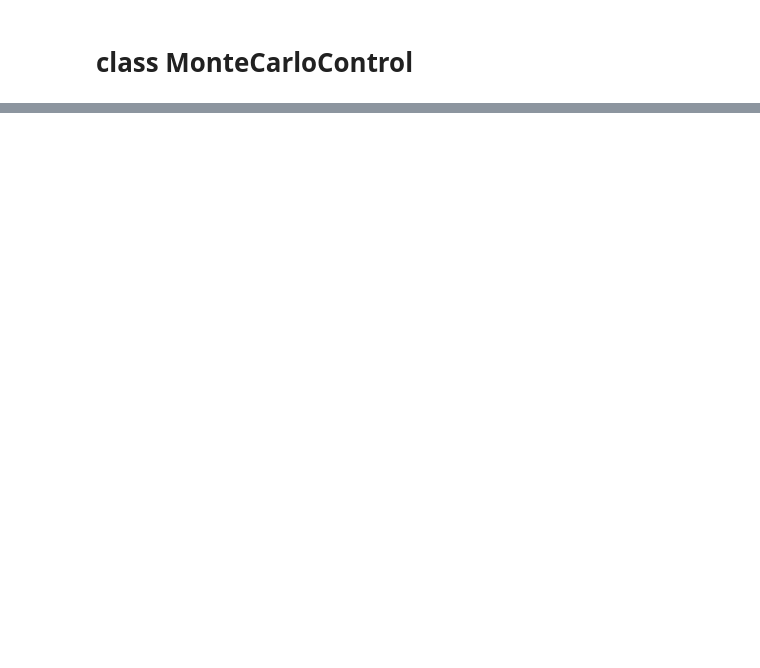
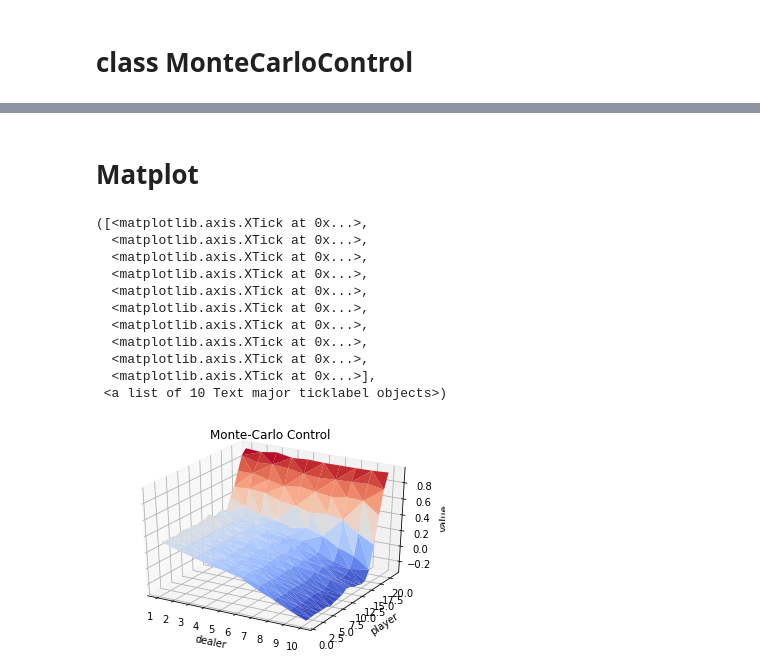
Before and after one commit to basselkassem/easy21, a Jupyter notebook: monteControl_control.ipynb, the cells around one changed output, grey strips where cells are left out. Drawn from its saved outputs; the diff is of its cells as text; code cells hidden in the pictures; blank space fills up the shorter version.

```diff
--- a/monteControl_control.ipynb
+++ b/monteControl_control.ipynb
@@ -89,0 +171,34 @@ agent = MonteCarloControl(episodes_num = 100)
+# %% [markdown]
+# Matplot
+# %%
+ X, Y, Z = [], [], []
+for dealer in range(1, 11):
+    for player in range(1, env.MAX_VALUE + 1):
+        state = dealer, player
+        X.append(dealer)
+        Y.append(player)
+        Z.append(max(agent.Q[state, 0], agent.Q[state, 1]))
+from matplotlib import cm
+# %%
+fig = plt.figure()
+ax = fig.gca(projection='3d')
+surf = ax.plot_trisurf(X, Y, Z, cmap=cm.coolwarm)
+
+ax.set_xlabel('dealer')
+ax.set_ylabel('player')
+ax.set_zlabel('value')
+plt.title('Monte-Carlo Control')
+plt.xticks(np.arange(1, 11))
+# %% [output]
+([<matplotlib.axis.XTick at 0x...>,
+  <matplotlib.axis.XTick at 0x...>,
+  <matplotlib.axis.XTick at 0x...>,
+  <matplotlib.axis.XTick at 0x...>,
+  <matplotlib.axis.XTick at 0x...>,
+  <matplotlib.axis.XTick at 0x...>,
+  <matplotlib.axis.XTick at 0x...>,
+  <matplotlib.axis.XTick at 0x...>,
+  <matplotlib.axis.XTick at 0x...>,
+  <matplotlib.axis.XTick at 0x...>],
+ <a list of 10 Text major ticklabel objects>)
+[figure, added]
```
Also changed, not shown: parts of 11 cells of this notebook.
